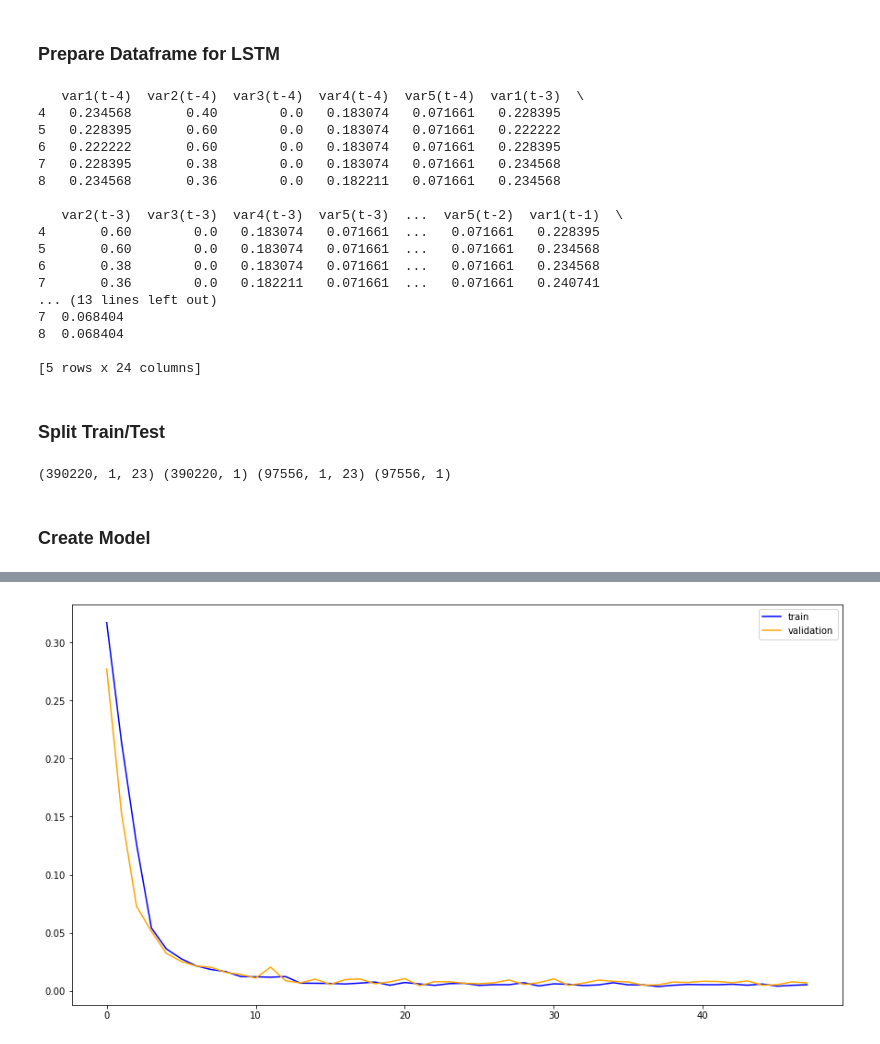
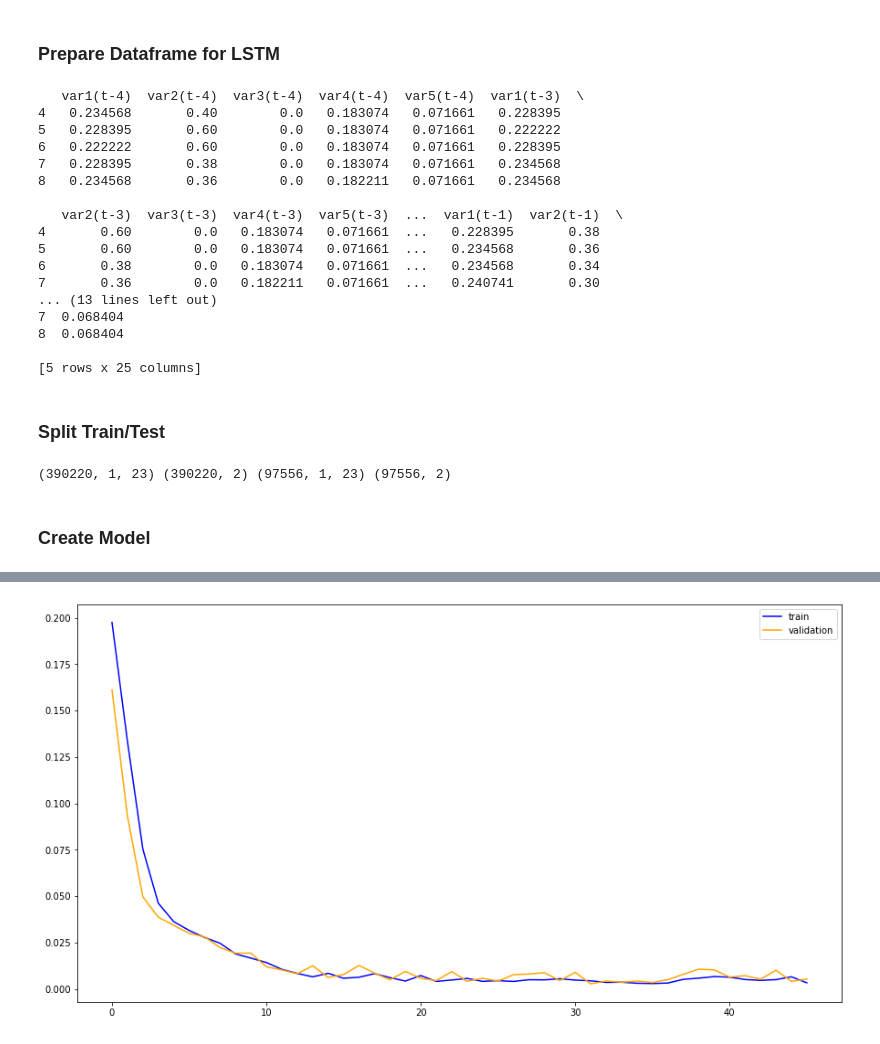
Before and after one commit to jaismith/flowcast, a Jupyter notebook: learn.ipynb, the cells around one changed output, grey strips where cells are left out. Saved outputs shown, nothing was run; the diff lists cells and outputs as text; code cells hidden in the pictures.

```diff
--- a/learn.ipynb
+++ b/learn.ipynb
@@ -103,7 +104,7 @@ def series_to_supervised(data, n_in=1, n_in_vars=None, n_out=1, n_out_vars=None,
 
 # reframe data
 # look back 2 days, forward 4
-reframed = series_to_supervised(scaled, 4, None, 1, [0, 1, 2, 4])
+reframed = series_to_supervised(scaled, 4, None, 1, None)
 print(reframed.head())
 # %% [output]
    var1(t-4)  var2(t-4)  var3(t-4)  var4(t-4)  var5(t-4)  var1(t-3)  \
@@ -113,16 +114,16 @@ print(reframed.head())
 7   0.228395       0.38        0.0   0.183074   0.071661   0.234568
 8   0.234568       0.36        0.0   0.182211   0.071661   0.234568
 
-   var2(t-3)  var3(t-3)  var4(t-3)  var5(t-3)  ...  var5(t-2)  var1(t-1)  \
-4       0.60        0.0   0.183074   0.071661  ...   0.071661   0.228395
-5       0.60        0.0   0.183074   0.071661  ...   0.071661   0.234568
-6       0.38        0.0   0.183074   0.071661  ...   0.071661   0.234568
-7       0.36        0.0   0.182211   0.071661  ...   0.071661   0.240741
+   var2(t-3)  var3(t-3)  var4(t-3)  var5(t-3)  ...  var1(t-1)  var2(t-1)  \
+4       0.60        0.0   0.183074   0.071661  ...   0.228395       0.38
+5       0.60        0.0   0.183074   0.071661  ...   0.234568       0.36
+6       0.38        0.0   0.183074   0.071661  ...   0.234568       0.34
+7       0.36        0.0   0.182211   0.071661  ...   0.240741       0.30
 ... (13 lines left out)
 7  0.068404
 8  0.068404
 
-[5 rows x 24 columns]
+[5 rows x 25 columns]
 # %% [markdown]
 ### Split Train/Test
 # %%
@@ -133,8 +134,8 @@ divider = int(len(values) * train_portion)
 train = values[:divider, :]
 test = values[divider:, :]
 
-train_X, train_y = train[:, :-1], train[:, -1:]
-test_X, test_y = test[:, :-1], test[:, -1:]
+train_X, train_y = train[:, :-2], train[:, -2:]
+test_X, test_y = test[:, :-2], test[:, -2:]
 
 # reshape
 train_X = train_X.reshape((train_X.shape[0], 1, train_X.shape[1]))
@@ -142,7 +143,7 @@ test_X = test_X.reshape((test_X.shape[0], 1, test_X.shape[1]))
 
 print(train_X.shape, train_y.shape, test_X.shape, test_y.shape)
 # %% [output]
-(390220, 1, 23) (390220, 1) (97556, 1, 23) (97556, 1)
+(390220, 1, 23) (390220, 2) (97556, 1, 23) (97556, 2)
 # %% [markdown]
 ### Create Model
 # %%
@@ -152,9 +153,9 @@ model = None
 for i in range(1):
   # define model
   model = tf.keras.models.Sequential()
-  model.add(tf.keras.layers.LSTM(200, activation='relu', return_sequences=True, input_shape=(train_X.shape[1], train_X.shape[2])))
-  model.add(tf.keras.layers.LSTM(200, activation='relu'))
-  model.add(tf.keras.layers.Dense(1))
+  model.add(tf.keras.layers.LSTM(400, activation='relu', return_sequences=True, input_shape=(train_X.shape[1], train_X.shape[2])))
+  model.add(tf.keras.layers.LSTM(400, activation='relu'))
+  model.add(tf.keras.layers.Dense(2))
   model.compile(loss='mae', optimizer='adam')
 
   # early stopping
@@ -207 +208 @@ Epoch 48/100
-[figure, old version]
+[figure, new version]
```
Also changed, not shown: parts of 4 cells of this notebook, 1 other file.
